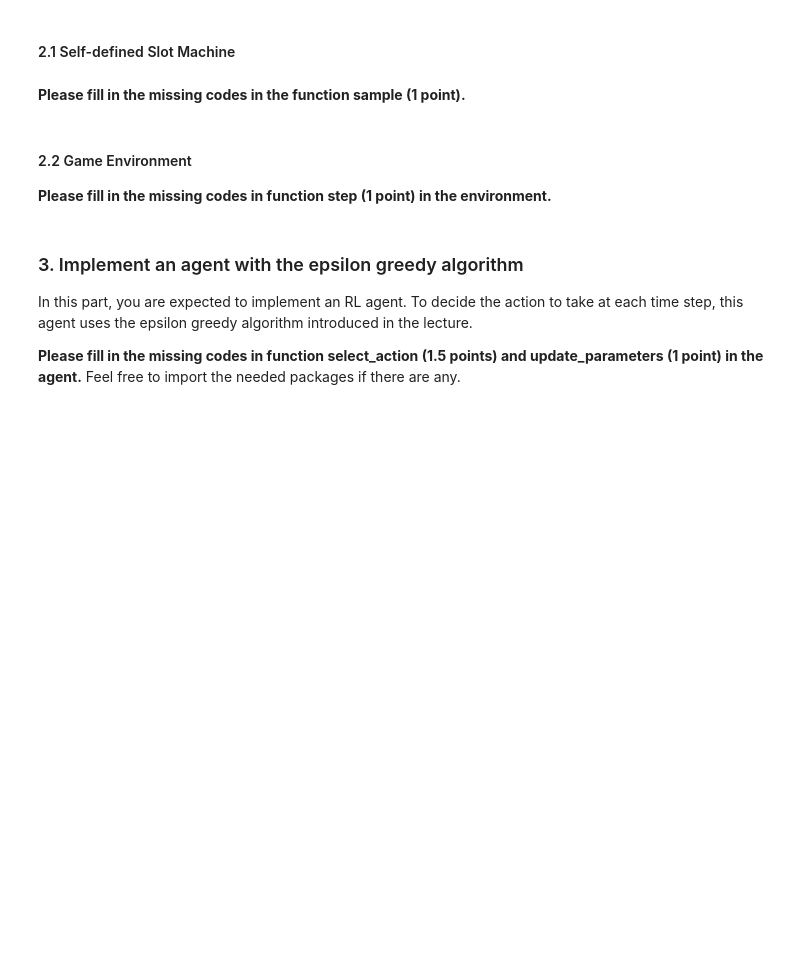
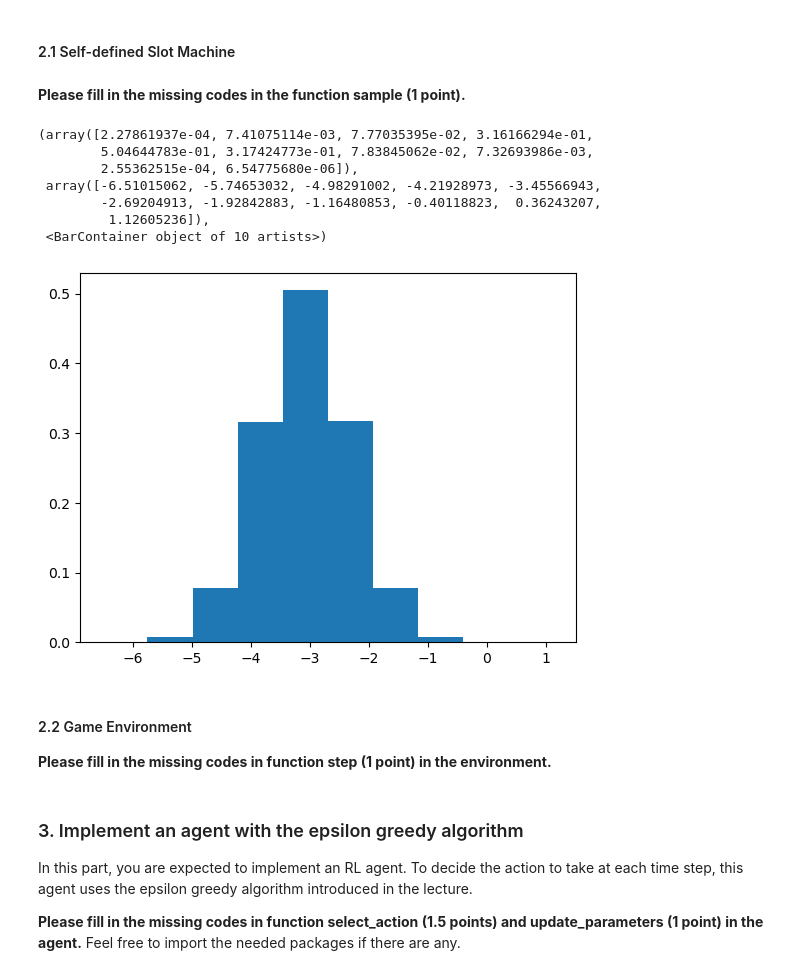
Before and after one commit to leonardocarboni/aml-carboni-bais, a Jupyter notebook: AML_ass1.ipynb, the cells around one changed output. Saved outputs shown, nothing was run; the diff lists cells and outputs as text; code cells hidden in the pictures; blank space fills up the shorter version.

```diff
--- a/AML_ass1.ipynb
+++ b/AML_ass1.ipynb
@@ -81,6 +90,24 @@ class slotMachine:
 
     def sample(self):
         ########## TODO: to be filled. ##########
+        return np.random.normal(loc = self.mu, scale = self.sigma)
+# %%
+import matplotlib.pyplot as plt
+%matplotlib inline
+sm = slotMachine()
+dist = []
+for _ in range(1000000):
+    dist.append(sm.sample())
+plt.hist(dist, density=True)
+# %% [output]
+(array([2.27861937e-04, 7.41075114e-03, 7.77035395e-02, 3.16166294e-01,
+        5.04644783e-01, 3.17424773e-01, 7.83845062e-02, 7.32693986e-03,
+        2.55362515e-04, 6.54775680e-06]),
+ array([-6.51015062, -5.74653032, -4.98291002, -4.21928973, -3.45566943,
+        -2.69204913, -1.92842883, -1.16480853, -0.40118823,  0.36243207,
+         1.12605236]),
+ <BarContainer object of 10 artists>)
+[figure, added]
 # %% [markdown]
 #### 2.2 Game Environment
 **Please fill in the missing codes in function step (1 point) in the environment.**
```
Also changed, not shown: parts of 6 cells of this notebook.
